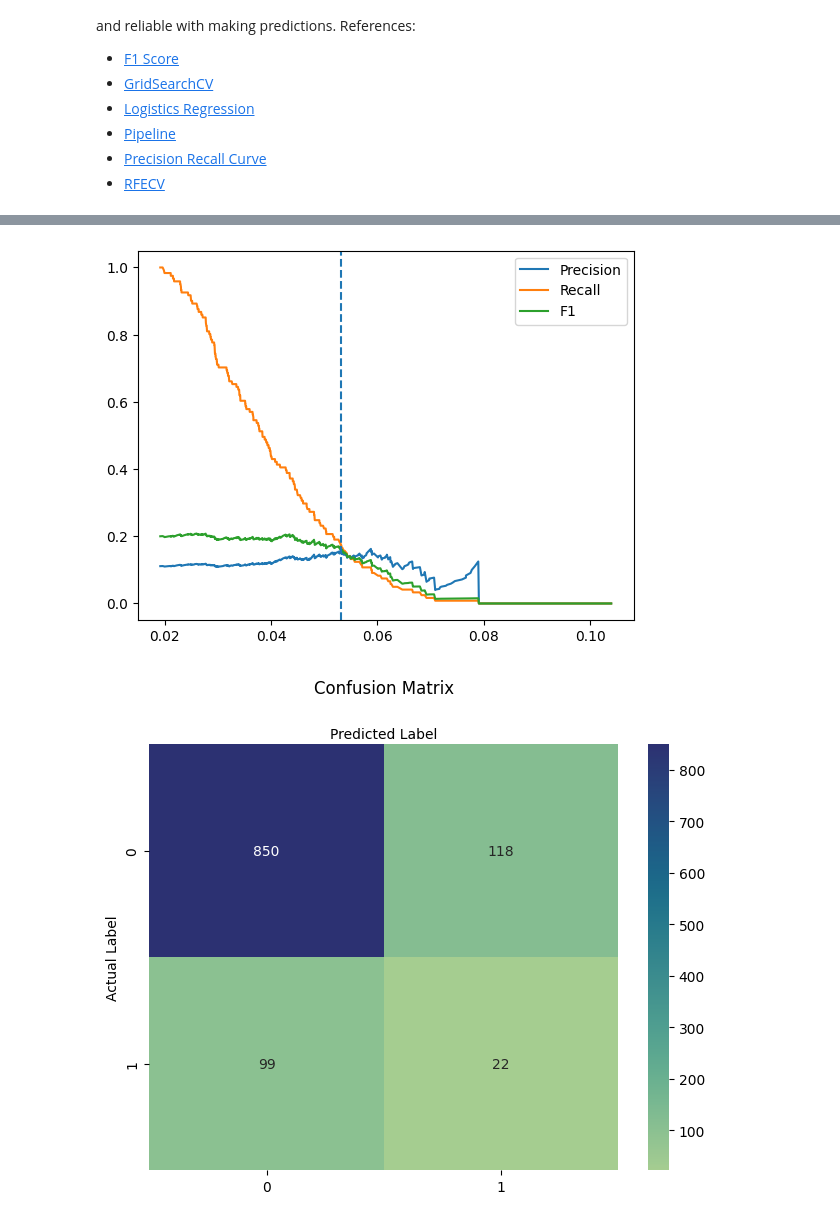
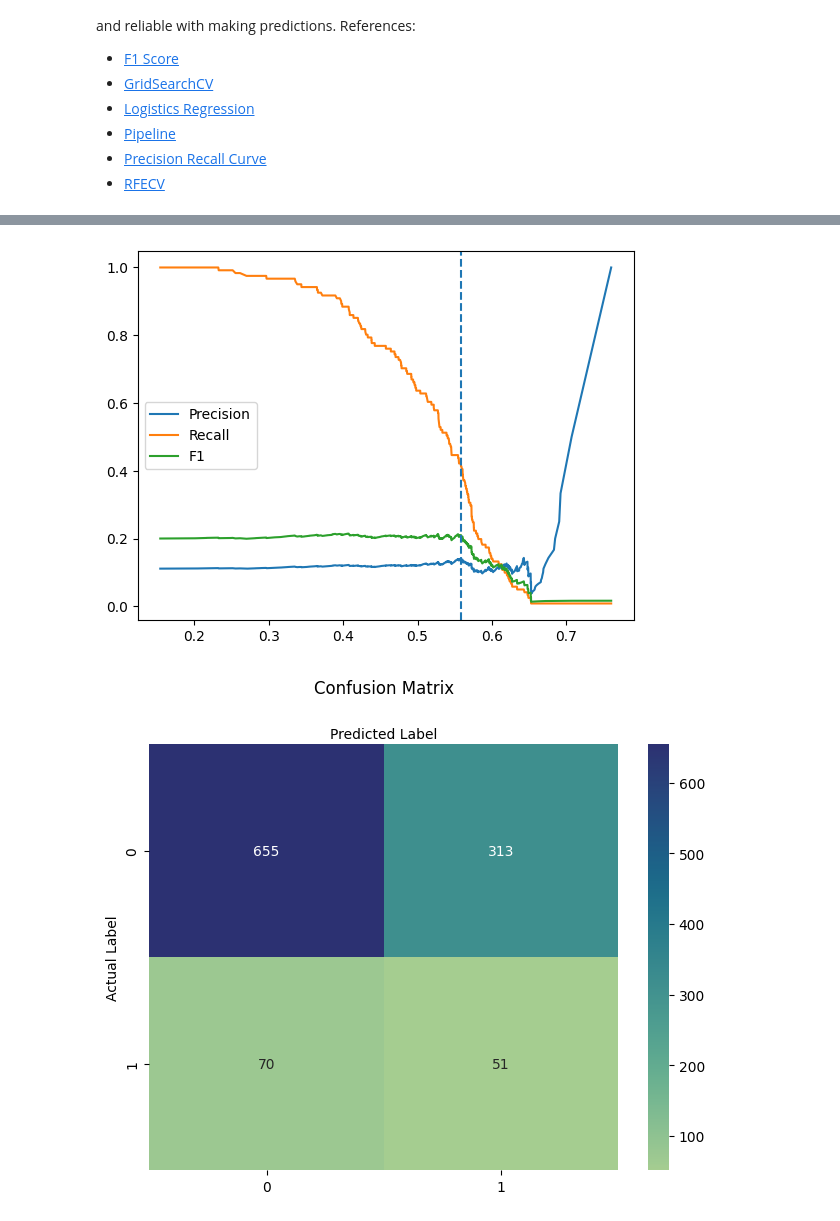
Before and after one commit to schwartzach/ENG296_CapstoneProject, a Jupyter notebook: NFL_RB_Weekly_Wear+Tear.ipynb, the cells around one changed output, grey strips where cells are left out. Cells and saved outputs as stored; diff of their text form; code cells hidden in the pictures.

```diff
--- a/NFL_RB_Weekly_Wear+Tear.ipynb
+++ b/NFL_RB_Weekly_Wear+Tear.ipynb
@@ -765,6 +822,6 @@ Logistic Regression is notorious for its sensitivity to class imabalance and str
 # %%
-plt.plot(thresholds, precision[:-1])
-plt.plot(thresholds, recall[:-1])
+plt.plot(thresholds, precision_N)
+plt.plot(thresholds, recall_N)
 plt.plot(thresholds, f1_scores)
 plt.axvline(best_threshold, ls='--')
 plt.legend(['Precision','Recall','F1'])
@@ -795,7 +852,7 @@ targetNames = ['No Performance Dip', 'Performance Dip']
 print(classification_report(y_val_lr, y_predict_custom,target_names=targetNames))
 
 #Precision Recall Curve
-display = PrecisionRecallDisplay.from_estimator(best_lr_pipe, x_val, y_val, plot_chance_level=True)
+display = PrecisionRecallDisplay.from_estimator(best_lr_pipe, x_val_lr, y_val_lr, plot_chance_level=True)
 
 support_mask = best_lr_pipe.named_steps['rfe'].get_support()
 selectedFeatures = x_train_lr.columns[support_mask]
@@ -821,7 +878,6 @@ print("\nFeature Importance (Coefficient and Odds Ratio):")
 print(featureImportance.sort_values(by='Coefficient', ascending=False))
 
 #Visualization of Feature Importance
-
 fig = px.bar(featureImportance, x='Coefficient', y='Feature', width=1000, height=800)
 fig.update_yaxes(tickfont=dict(size=12))
 fig.show()
@@ -846,2 +902,2 @@ Selected Features by Recursive Feature Elimination:
-[figure, old version]
+[figure, new version]
-[figure, old version]
+[figure, new version]
```
Also changed, not shown: parts of 9 cells of this notebook.
